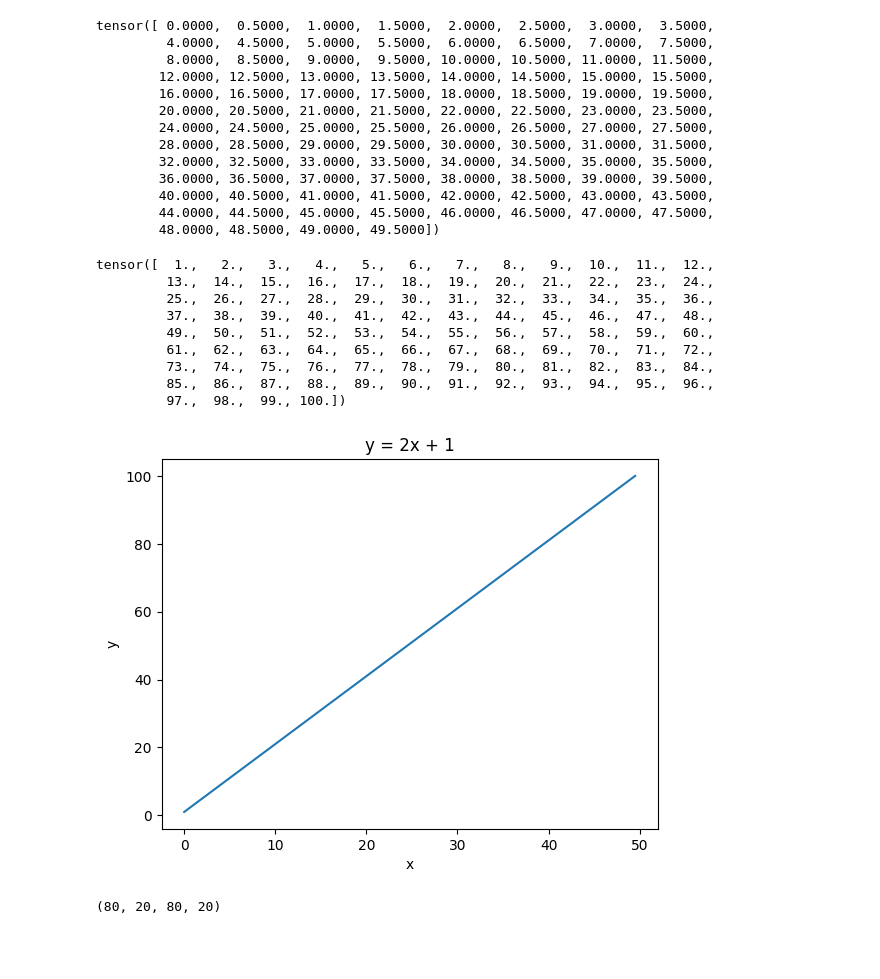
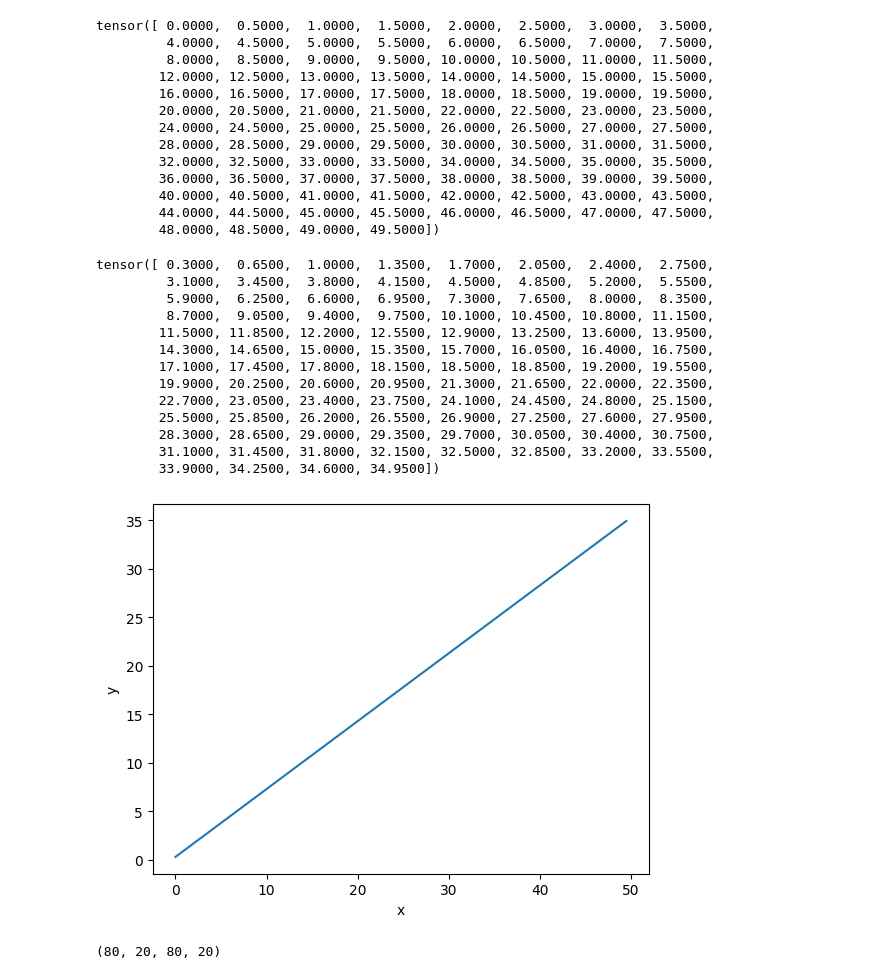
Before and after one commit to vishwasg217/Pytorch-tutorial, a Jupyter notebook: pytorch_workflow.ipynb, the cells around one changed output. Drawn from its saved outputs; the diff is of its cells as text; code cells hidden in the pictures; blank space fills up the shorter version.

```diff
--- a/pytorch_workflow.ipynb
+++ b/pytorch_workflow.ipynb
@@ -22,29 +22,32 @@ tensor([ 0.0000,  0.5000,  1.0000,  1.5000,  2.0000,  2.5000,  3.0000,  3.5000,
         44.0000, 44.5000, 45.0000, 45.5000, 46.0000, 46.5000, 47.0000, 47.5000,
         48.0000, 48.5000, 49.0000, 49.5000])
 # %%
-weight = 2
-bias = 1
+weight = 0.7
+bias = 0.3
 
 y = weight * tensor + bias
 y
 # %% [output]
-tensor([  1.,   2.,   3.,   4.,   5.,   6.,   7.,   8.,   9.,  10.,  11.,  12.,
-         13.,  14.,  15.,  16.,  17.,  18.,  19.,  20.,  21.,  22.,  23.,  24.,
-         25.,  26.,  27.,  28.,  29.,  30.,  31.,  32.,  33.,  34.,  35.,  36.,
-         37.,  38.,  39.,  40.,  41.,  42.,  43.,  44.,  45.,  46.,  47.,  48.,
-         49.,  50.,  51.,  52.,  53.,  54.,  55.,  56.,  57.,  58.,  59.,  60.,
-         61.,  62.,  63.,  64.,  65.,  66.,  67.,  68.,  69.,  70.,  71.,  72.,
-         73.,  74.,  75.,  76.,  77.,  78.,  79.,  80.,  81.,  82.,  83.,  84.,
-         85.,  86.,  87.,  88.,  89.,  90.,  91.,  92.,  93.,  94.,  95.,  96.,
-         97.,  98.,  99., 100.])
+tensor([ 0.3000,  0.6500,  1.0000,  1.3500,  1.7000,  2.0500,  2.4000,  2.7500,
+         3.1000,  3.4500,  3.8000,  4.1500,  4.5000,  4.8500,  5.2000,  5.5500,
+         5.9000,  6.2500,  6.6000,  6.9500,  7.3000,  7.6500,  8.0000,  8.3500,
+         8.7000,  9.0500,  9.4000,  9.7500, 10.1000, 10.4500, 10.8000, 11.1500,
+        11.5000, 11.8500, 12.2000, 12.5500, 12.9000, 13.2500, 13.6000, 13.9500,
+        14.3000, 14.6500, 15.0000, 15.3500, 15.7000, 16.0500, 16.4000, 16.7500,
+        17.1000, 17.4500, 17.8000, 18.1500, 18.5000, 18.8500, 19.2000, 19.5500,
+        19.9000, 20.2500, 20.6000, 20.9500, 21.3000, 21.6500, 22.0000, 22.3500,
+        22.7000, 23.0500, 23.4000, 23.7500, 24.1000, 24.4500, 24.8000, 25.1500,
+        25.5000, 25.8500, 26.2000, 26.5500, 26.9000, 27.2500, 27.6000, 27.9500,
+        28.3000, 28.6500, 29.0000, 29.3500, 29.7000, 30.0500, 30.4000, 30.7500,
+        31.1000, 31.4500, 31.8000, 32.1500, 32.5000, 32.8500, 33.2000, 33.5500,
+        33.9000, 34.2500, 34.6000, 34.9500])
 # %%
 plt.plot(tensor, y)
 plt.xlabel('x')
 plt.ylabel('y')
-plt.title('y = 2x + 1')
 plt.show()
 # %% [output]
-[figure, old version]
+[figure, new version]
 # %%
 from sklearn.model_selection import train_test_split
 
```
Also changed, not shown: parts of 17 cells of this notebook, 1 other file.
